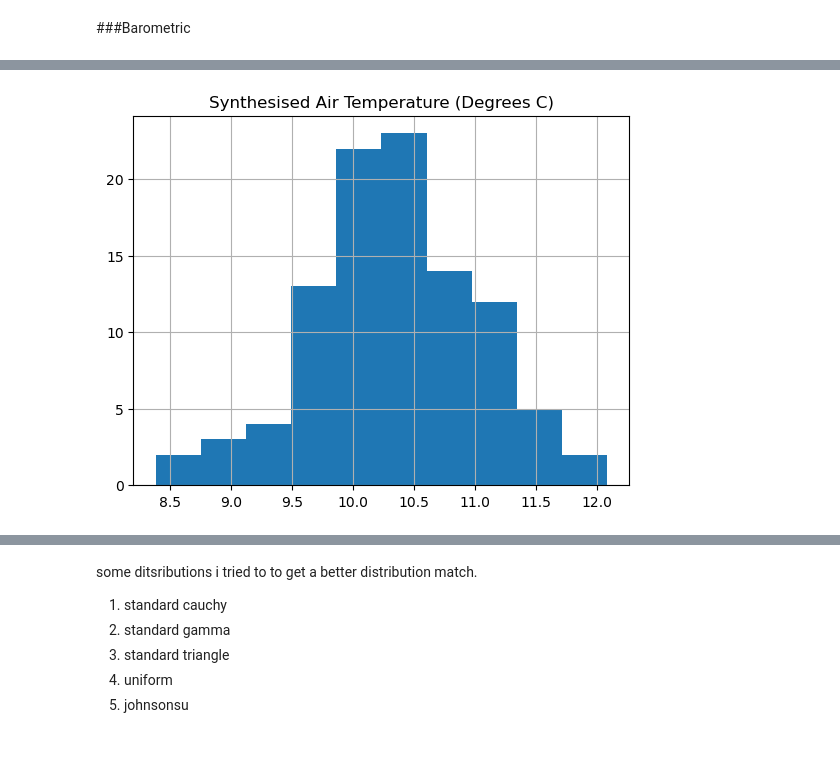
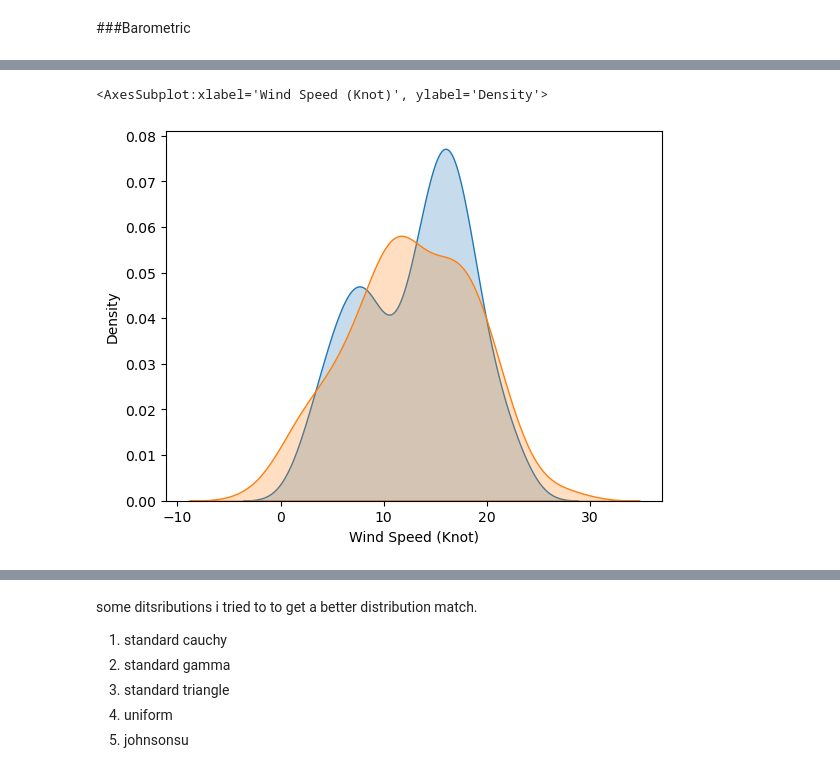
Before and after one commit to dectan/Programming-for-Data-Analysis-Project-1, a Jupyter notebook: Project 1.ipynb, the cells around one changed output, grey strips where cells are left out. Cells and saved outputs as stored; diff of their text form; code cells hidden in the pictures.

```diff
--- a/Project 1.ipynb
+++ b/Project 1.ipynb
@@ -339,5 +353,5 @@ sns.kdeplot(ts3['Synthesised Barometric'],shade=True)
 # %%
+np.random.seed(13)
 rng1 = np.random.default_rng()
-mu1, sigma1 = 10.4225, .7669
-ts1 = pd.DataFrame(data=rng1.normal(mu1, sigma1,len(idx1)),index =idx1, columns=['Synthesised Air Temperature (Degrees C)'])
-ts1
+mu1, sigma1 = 13.04, 5.29
+ts101 = pd.DataFrame(data=rng1.normal(mu1, sigma1,len(idx1)),index =idx1, columns=['Synthesised knot'])
@@ -358,5 +357,0 @@ ts1
-# %%
-ts1.hist('Synthesised Air Temperature (Degrees C)')
-plt.show()
-# %% [output]
-[figure, removed]
@@ -364,0 +358,6 @@ plt.show()
+# %%
+sns.kdeplot(df3['Wind Speed (Knot)'],shade=True)
+sns.kdeplot((ts101['Synthesised knot']),shade=True)
+# %% [output]
+<AxesSubplot:xlabel='Wind Speed (Knot)', ylabel='Density'>
+[figure, added]
```
Also changed, not shown: parts of 58 cells of this notebook.
